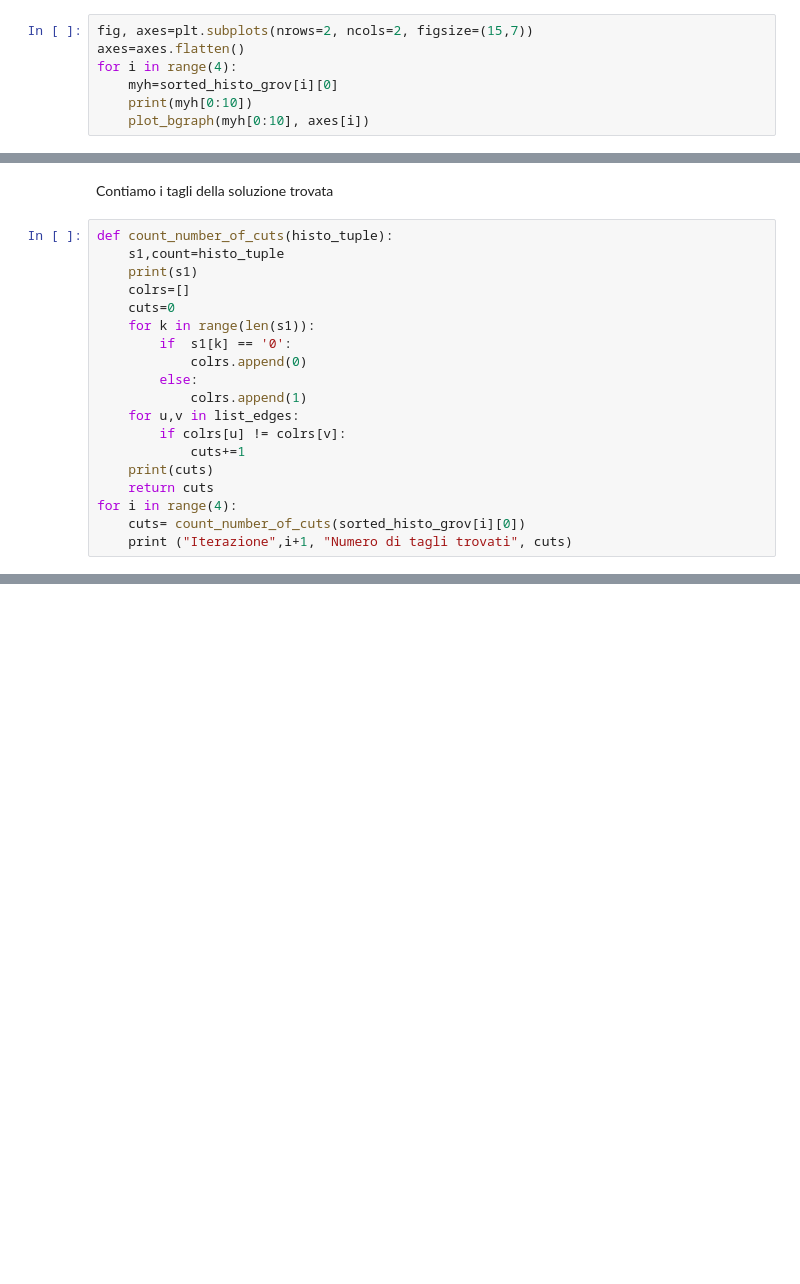
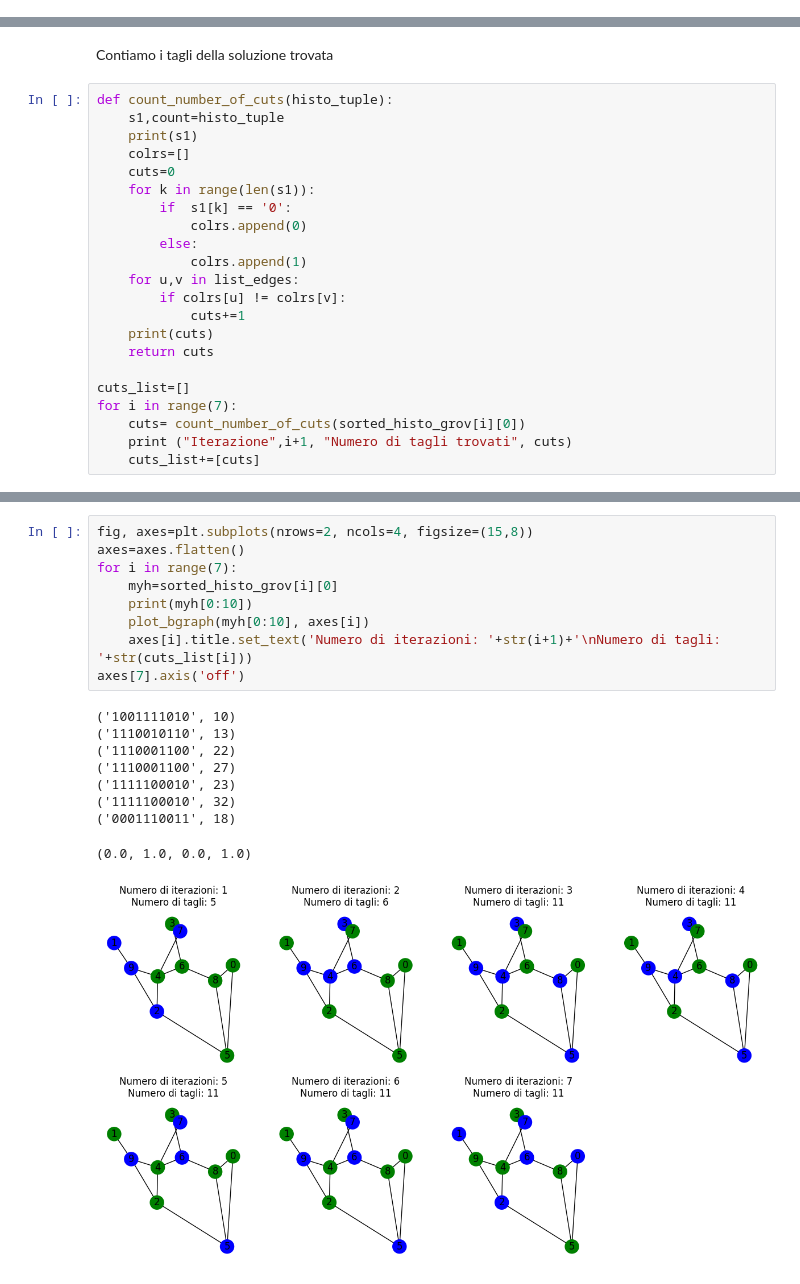
Before and after one commit to GSiddiMoreau/CagliariDigitalLab-QC, a Jupyter notebook: ApplicazioniGrover/esercitazione_qperfect.ipynb, the cells around one changed output, grey strips where cells are left out. Saved outputs shown, nothing was run; the diff lists cells and outputs as text; blank space fills up the shorter version.

```diff
--- a/ApplicazioniGrover/esercitazione_qperfect.ipynb
+++ b/ApplicazioniGrover/esercitazione_qperfect.ipynb
@@ -710,10 +741,3 @@ def plot_bgraph(mytuple, ax):
         else:
             color_map.append('green')
     nx.draw(G, pos, node_color=color_map, with_labels=True, ax=ax)
-# %%
-fig, axes=plt.subplots(nrows=2, ncols=2, figsize=(15,7))
-axes=axes.flatten()
-for i in range(4):
-    myh=sorted_histo_grov[i][0]
-    print(myh[0:10])
-    plot_bgraph(myh[0:10], axes[i])
@@ -741,9 +759,12 @@ def count_number_of_cuts(histo_tuple):
             cuts+=1
     print(cuts)
     return cuts
-for i in range(4):
+
+cuts_list=[]
+for i in range(7):
     cuts= count_number_of_cuts(sorted_histo_grov[i][0])
     print ("Iterazione",i+1, "Numero di tagli trovati", cuts)
+    cuts_list+=[cuts]
 # %% [output]
 1001111010
 5
@@ -760 +786,20 @@ Iterazione 4 Numero di tagli trovati 11
+# %%
+fig, axes=plt.subplots(nrows=2, ncols=4, figsize=(15,8))
+axes=axes.flatten()
+for i in range(7):
+    myh=sorted_histo_grov[i][0]
+    print(myh[0:10])
+    plot_bgraph(myh[0:10], axes[i])
+    axes[i].title.set_text('Numero di iterazioni: '+str(i+1)+'\nNumero di tagli: '+str(cuts_list[i]))
+axes[7].axis('off')
+# %% [output]
+('1001111010', 10)
+('1110010110', 13)
+('1110001100', 22)
+('1110001100', 27)
+('1111100010', 23)
+('1111100010', 32)
+('0001110011', 18)
+(0.0, 1.0, 0.0, 1.0)
+[figure, new version]
 # %% [markdown]
```
Also changed, not shown: parts of 11 cells of this notebook.
